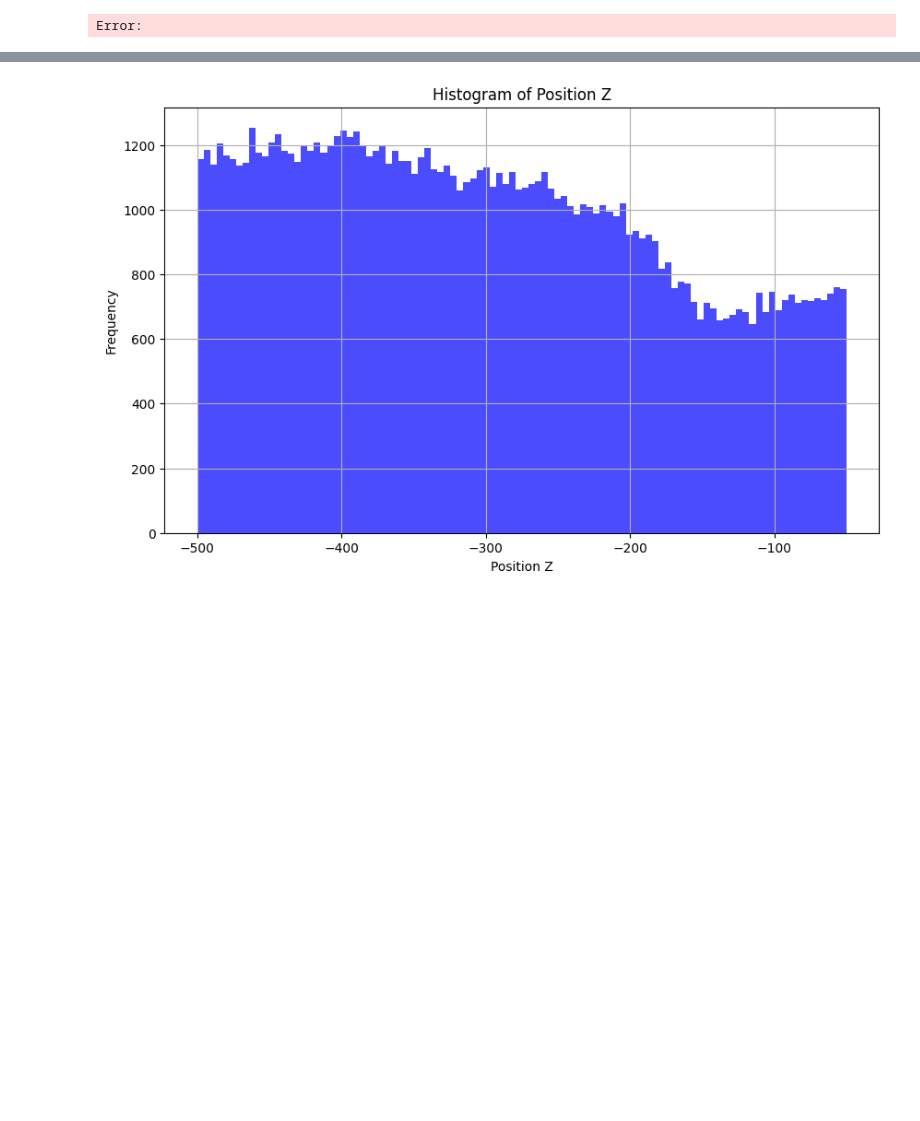
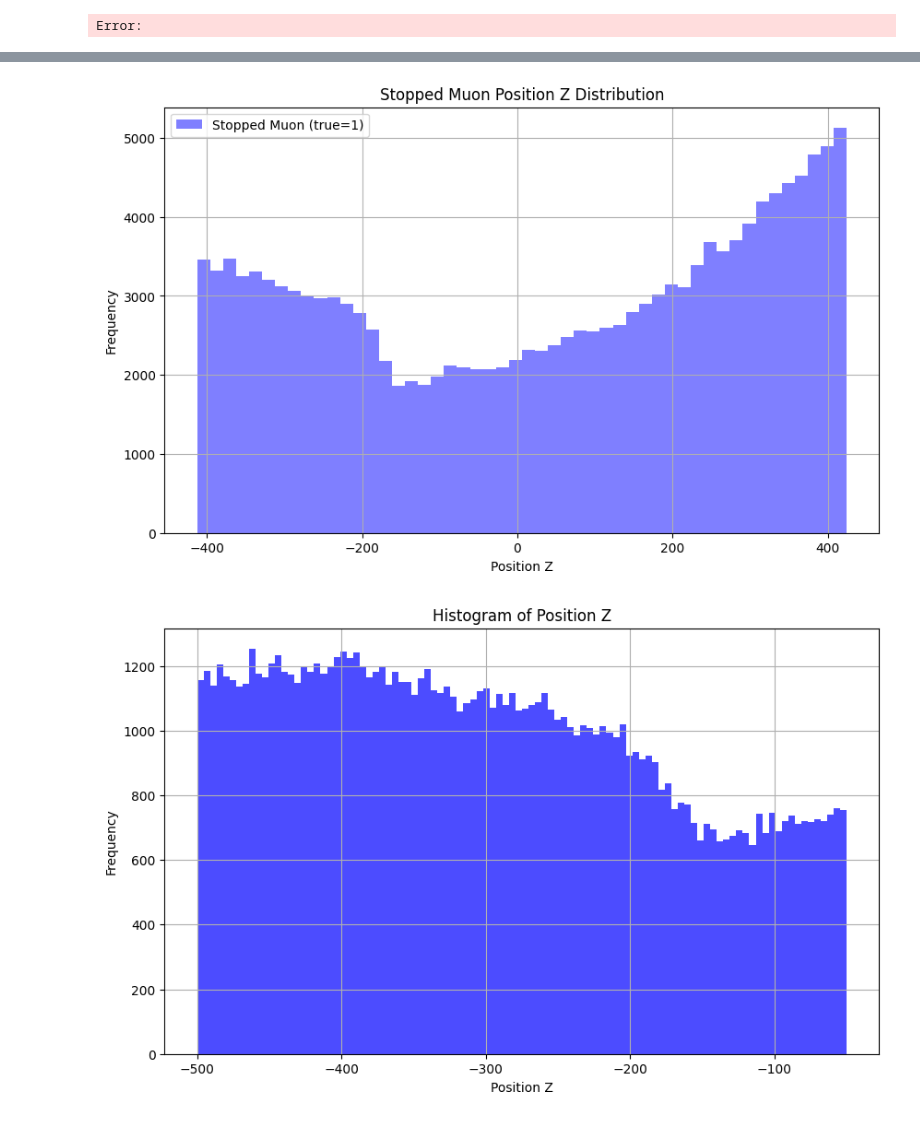
Before and after one commit to SimonOergaard/Dom-Calibration, a Jupyter notebook: muon_analysis.ipynb, the cells around one changed output, grey strips where cells are left out. Cells and saved outputs as stored; diff of their text form; code cells hidden in the pictures; blank space fills up the shorter version.

```diff
--- a/muon_analysis.ipynb
+++ b/muon_analysis.ipynb
@@ -44,3 +105,22 @@ print(cur_gcd.fetchall())
+# %%
+data = "/groups/icecube/simon/GNN/workspace/filtered.db"
+con = sqlite3.connect(data)
+cur = con.cursor()
+truth = pd.read_sql_query("SELECT * FROM truth", con)
+con.close()
+
+#plot position_z for stopped muons
+stopped_muons = truth[truth['stopped_muon'] == 1]
+plt.figure(figsize=(10, 6))
+plt.hist(stopped_muons['position_z'], bins=50, alpha=0.5, label='Stopped Muon (true=1)', color='blue')
+plt.xlabel('Position Z')
+plt.ylabel('Frequency')
+plt.title('Stopped Muon Position Z Distribution')
+plt.legend()
+plt.grid(True)
+plt.show()
+# %% [output]
+[figure, added]
 # %%
 pd.set_option('display.max_columns', None)
 #load the filtered data from the new database
```
Also changed, not shown: parts of 6 cells of this notebook, 13 other files.
